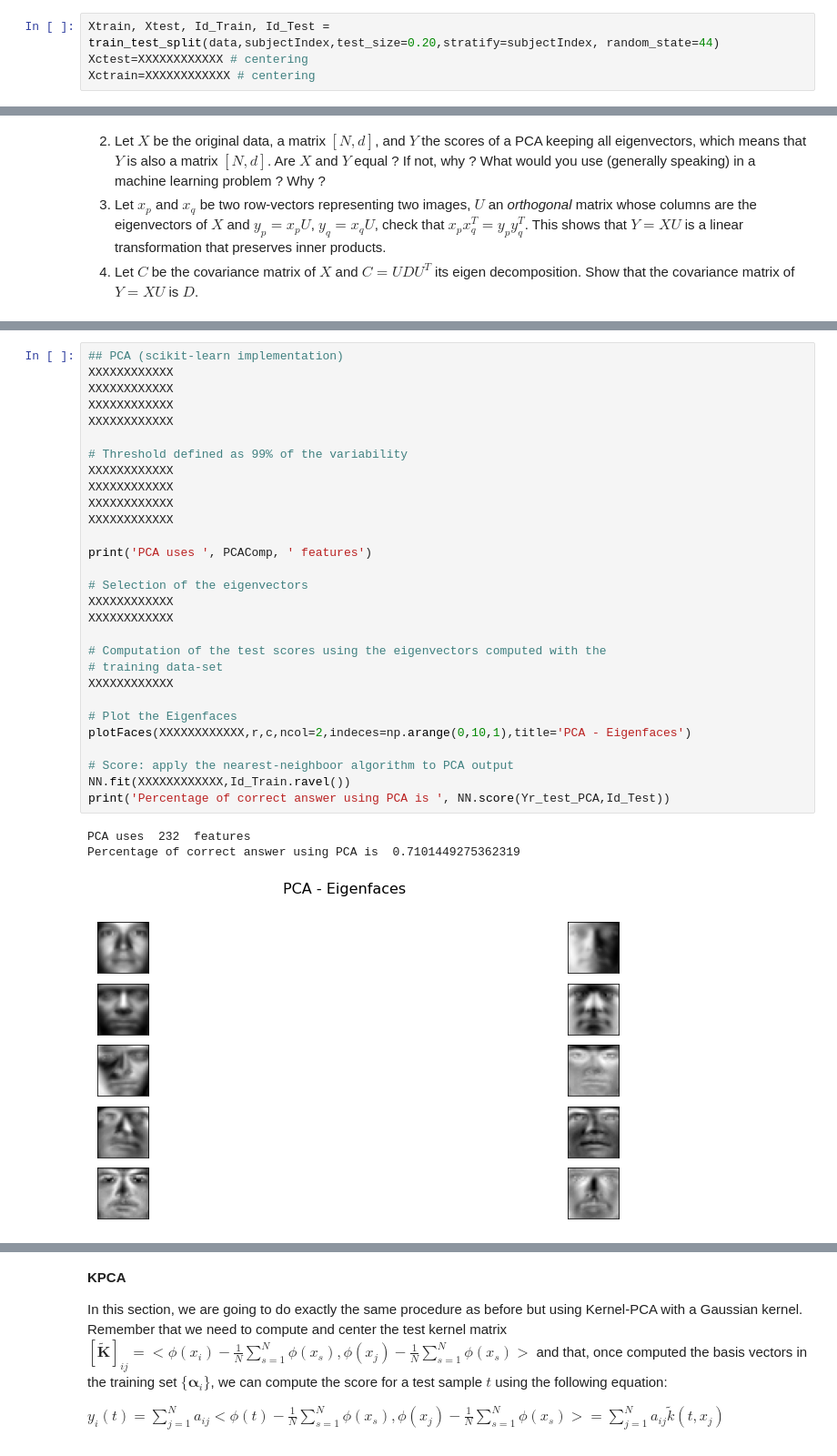
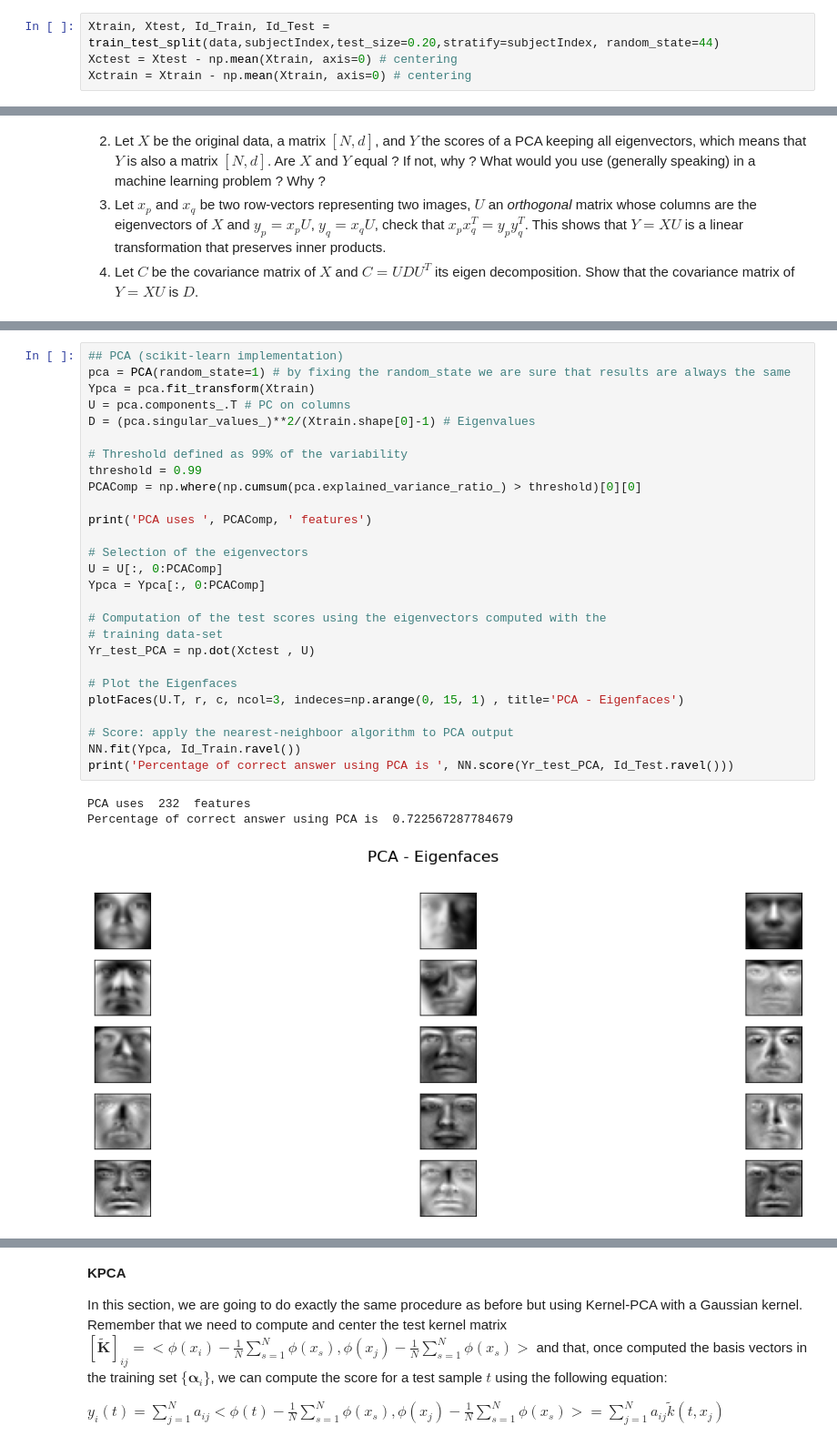
Before and after one commit to dftorresro/IMA205---TP1-Unsupervised-Learning, a Jupyter notebook: 2022_TP_Unsupervised_1_PCA-ICA.ipynb, the cells around one changed output, grey strips where cells are left out. Shown at 91% size. Saved outputs shown, nothing was run; the diff lists cells and outputs as text.

```diff
--- a/2022_TP_Unsupervised_1_PCA-ICA.ipynb
+++ b/2022_TP_Unsupervised_1_PCA-ICA.ipynb
@@ -666,5 +692,5 @@ We can now move on to evaluate the  performance of the dimensionality reduction
 We will see in the next lectures why we need to divide into training and test sets. For now, just know that we will use the first set to train our algorithm and the second set to test the performance of our algorithm on new, unseen data.
 # %%
 Xtrain, Xtest, Id_Train, Id_Test = train_test_split(data,subjectIndex,test_size=0.20,stratify=subjectIndex, random_state=44)
-Xctest=XXXXXXXXXXXX # centering
-Xctrain=XXXXXXXXXXXX # centering
+Xctest = Xtest - np.mean(Xtrain, axis=0) # centering
+Xctrain = Xtrain - np.mean(Xtrain, axis=0) # centering
@@ -776,33 +875,31 @@ Precisely, using PCA, compute the scores $Y_{train}$, eigenvectors $U_{train}$ a
 # %%
 ## PCA (scikit-learn implementation)
-XXXXXXXXXXXX
-XXXXXXXXXXXX
-XXXXXXXXXXXX
-XXXXXXXXXXXX
+pca = PCA(random_state=1) # by fixing the random_state we are sure that results are always the same
+Ypca = pca.fit_transform(Xtrain)
+U = pca.components_.T # PC on columns
+D = (pca.singular_values_)**2/(Xtrain.shape[0]-1) # Eigenvalues
 
 # Threshold defined as 99% of the variability
-XXXXXXXXXXXX
-XXXXXXXXXXXX
-XXXXXXXXXXXX
-XXXXXXXXXXXX
+threshold = 0.99
+PCAComp = np.where(np.cumsum(pca.explained_variance_ratio_) > threshold)[0][0]
 
 print('PCA uses ', PCAComp, ' features')
 
 # Selection of the eigenvectors
-XXXXXXXXXXXX
-XXXXXXXXXXXX
+U = U[:, 0:PCAComp]
+Ypca = Ypca[:, 0:PCAComp]
 
 # Computation of the test scores using the eigenvectors computed with the
 # training data-set
-XXXXXXXXXXXX
+Yr_test_PCA = np.dot(Xctest , U)
 
 # Plot the Eigenfaces
-plotFaces(XXXXXXXXXXXX,r,c,ncol=2,indeces=np.arange(0,10,1),title='PCA - Eigenfaces')
+plotFaces(U.T, r, c, ncol=3, indeces=np.arange(0, 15, 1) , title='PCA - Eigenfaces')
 
 # Score: apply the nearest-neighboor algorithm to PCA output
-NN.fit(XXXXXXXXXXXX,Id_Train.ravel())
-print('Percentage of correct answer using PCA is ', NN.score(Yr_test_PCA,Id_Test))
+NN.fit(Ypca, Id_Train.ravel())
+print('Percentage of correct answer using PCA is ', NN.score(Yr_test_PCA, Id_Test.ravel()))
 # %% [output]
 PCA uses  232  features
-Percentage of correct answer using PCA is  0.7101449275362319
+Percentage of correct answer using PCA is  0.722567287784679
-[figure, old version]
+[figure, new version]
```
Also changed, not shown: parts of 24 cells of this notebook.
